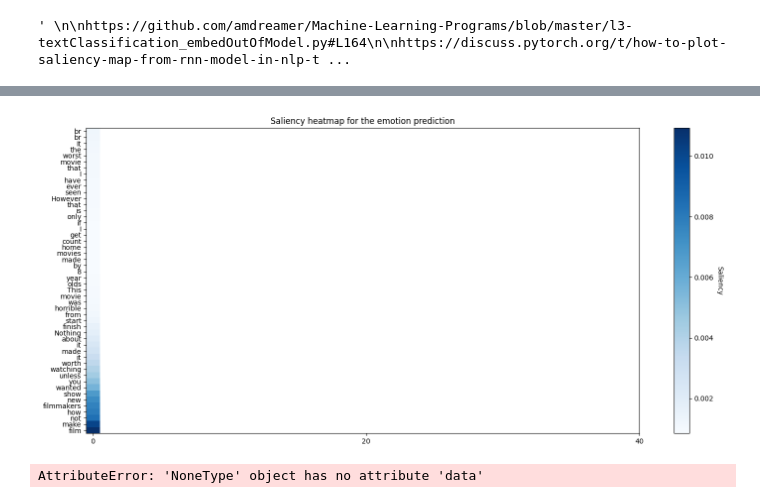
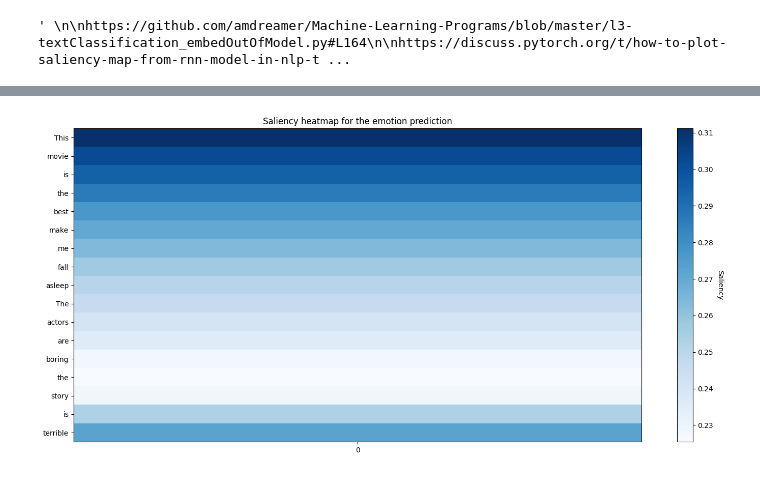
Before and after one commit to AsterisCrack/rnn_explainability, a Jupyter notebook: src/AgnosticModels/Saliency_Maps.ipynb, the cells around one changed output, grey strips where cells are left out. Cells and saved outputs as stored; diff of their text form; code cells hidden in the pictures.

```diff
--- a/src/AgnosticModels/Saliency_Maps.ipynb
+++ b/src/AgnosticModels/Saliency_Maps.ipynb
@@ -572,65 +220,4 @@ plt.show()
-# %%
-# create the figure
-fig = plt.figure(figsize=(18, 8))
-ax = fig.add_subplot(111)
-ax.set_aspect(aspect=2)
-im = plt.imshow(saliency_list_module, aspect='auto', interpolation='nearest', cmap=plt.cm.Blues)
-cbar = ax.figure.colorbar(im, ax=ax)
-cbar.ax.set_ylabel("Saliency", rotation=-90, va="bottom")
-ax.set_yticks(np.arange(len(useful_words)))
-ax.set_xticks(np.arange(len(saliency_list_module), step=20))
-ax.set_yticklabels(useful_words) # useful_words
-ax.set_title("Saliency heatmap for the emotion prediction (norms of gradients)")
-plt.show()
-# %% [output]
-[figure, removed]
-# %%
-# now lets do the same with this sentence
-texto_original = "This movie is the best to make me fall asleep. The actors are boring and the story is terrible."
-text = texto_original.split(" ")
-
-review = "This movie is the best to make me fall asleep. The actors are boring and the story is terrible"
-
-# convert the text to a tensor
-text_tensor = torch.tensor([w2v_model.key_to_index[word] for word in text if word in w2v_model]).unsqueeze(0).cuda()
-
-# get the length of the text
-length = torch.tensor([len(text)]).cuda()
-
-# embed the text
-embedded_text = embedding(text_tensor)
-
-# get the gradients of the model
-model.zero_grad()
-out = model(embedded_text, length.cpu().int())
-loss = loss_fn(out, torch.tensor([1]).cuda().float())
-loss.backward()
-
-# get the gradients of the model with respect to the input of the model
-gradients = embedded_text.grad
-
-# get the saliency map
-saliency = gradients.data.abs().squeeze()
-saliency_list = saliency.detach().cpu().numpy()
-
-# get the output of the model
-output = torch.sigmoid(out)
-output = output.detach().cpu().numpy()
-
-# get the words in the sentence
-words = texto_original
-
-# create the figure
-fig = plt.figure(figsize=(10, 5))
-ax = fig.add_subplot(111)
-ax.set_aspect(aspect=2)
-im = plt.imshow(saliency_list[0], aspect='auto', interpolation='nearest', cmap=plt.cm.Blues)
-cbar = ax.figure.colorbar(im, ax=ax)
-cbar.ax.set_ylabel("Saliency", rotation=-90, va="bottom")
-ax.set_yticks(np.arange(len(words)))
-
-ax.set_yticklabels(words)
-ax.set_title("Saliency heatmap for the emotion prediction")
-plt.show()
-# %% [output]
-AttributeError: 'NoneType' object has no attribute 'data'
+# %%
+plot_sailency_map(saliency_list_module, sentence)
+# %% [output]
+[figure, added]
```
Also changed, not shown: parts of 32 cells of this notebook, 2 other files.
